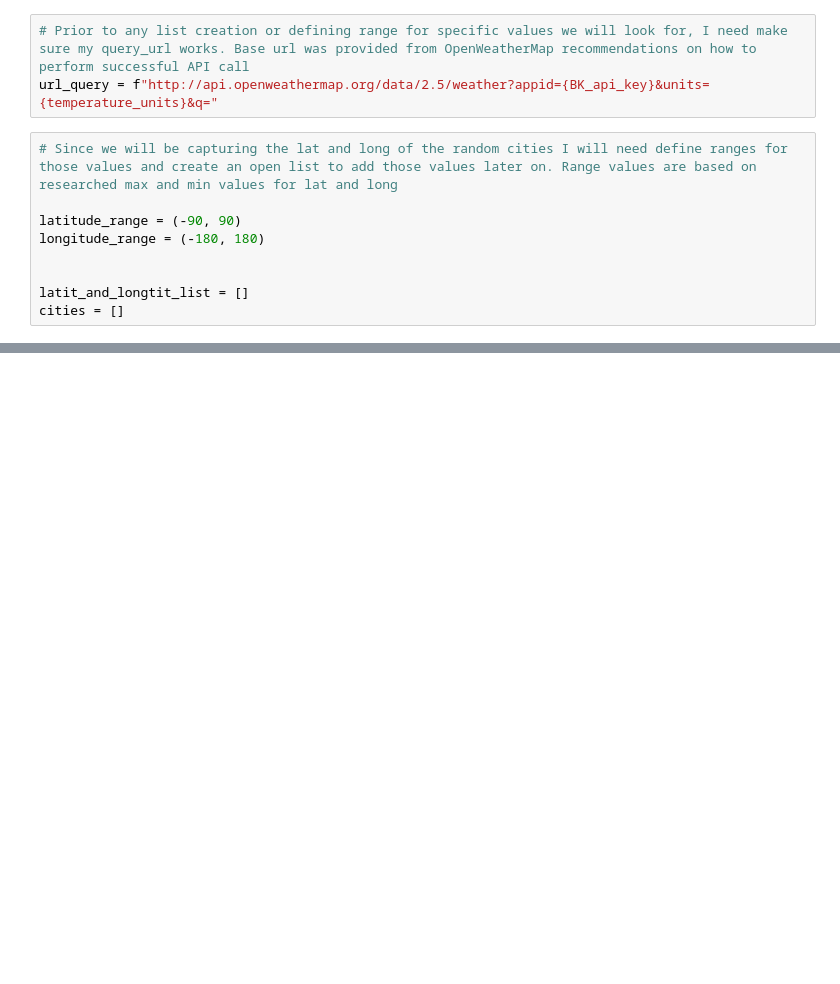
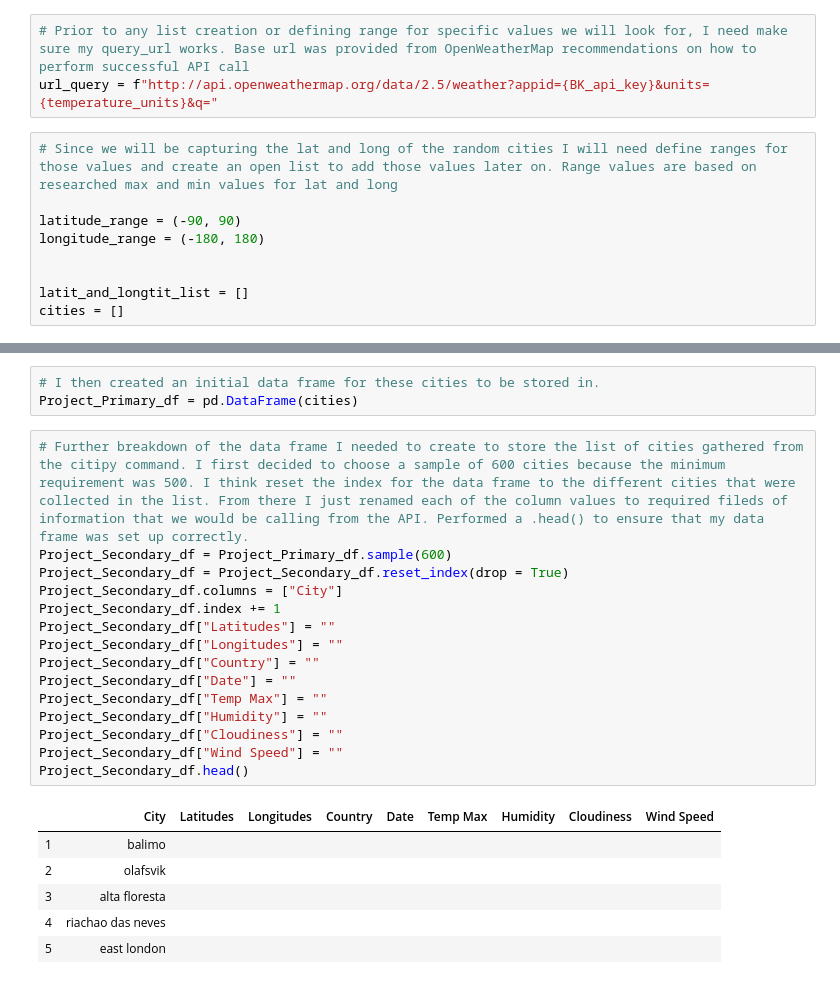
Before and after one commit to kariukbn23/python-api-challenge, a Jupyter notebook: WeatherPy/weatherpy.ipynb, the cells around one changed output, grey strips where cells are left out. Saved outputs shown, nothing was run; the diff lists cells and outputs as text; blank space fills up the shorter version.

```diff
--- a/WeatherPy/weatherpy.ipynb
+++ b/WeatherPy/weatherpy.ipynb
@@ -69,0 +58,25 @@ wind_speed_data = []
+# %%
+# I then created an initial data frame for these cities to be stored in.
+Project_Primary_df = pd.DataFrame(cities)
+# %%
+# Further breakdown of the data frame I needed to create to store the list of cities gathered from the citipy command. I first decided to choose a sample of 600 cities because the minimum requirement was 500. I think reset the index for the data frame to the different cities that were collected in the list. From there I just renamed each of the column values to required fileds of information that we would be calling from the API. Performed a .head() to ensure that my data frame was set up correctly.
+Project_Secondary_df = Project_Primary_df.sample(600)
+Project_Secondary_df = Project_Secondary_df.reset_index(drop = True)
+Project_Secondary_df.columns = ["City"]
+Project_Secondary_df.index += 1
+Project_Secondary_df["Latitudes"] = ""
+Project_Secondary_df["Longitudes"] = ""
+Project_Secondary_df["Country"] = ""
+Project_Secondary_df["Date"] = ""
+Project_Secondary_df["Temp Max"] = ""
+Project_Secondary_df["Humidity"] = ""
+Project_Secondary_df["Cloudiness"] = ""
+Project_Secondary_df["Wind Speed"] = ""
+Project_Secondary_df.head()
+# %% [output]
+|  | City | Latitudes | Longitudes | Country | Date | Temp Max | Humidity | Cloudiness | Wind Speed |
+| 1 | balimo |  |  |  |  |  |  |  |  |
+| 2 | olafsvik |  |  |  |  |  |  |  |  |
+| 3 | alta floresta |  |  |  |  |  |  |  |  |
+| 4 | riachao das neves |  |  |  |  |  |  |  |  |
+| 5 | east london |  |  |  |  |  |  |  |  |
```
Also changed, not shown: parts of 10 cells of this notebook, 2 other files.
